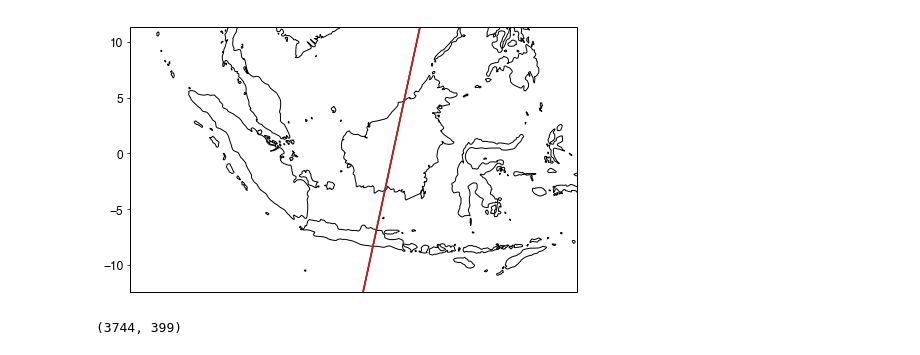
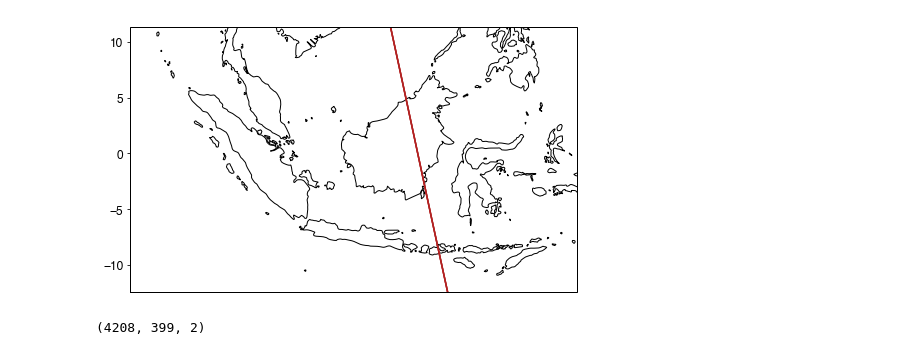
Before and after one commit to bairdlangenbrunner/indonesia-analysis, a Jupyter notebook: cloud-analysis/notebook-files/inspecting_CALIPSO_data.ipynb, the cells around one changed output. Drawn from its saved outputs; the diff is of its cells as text; code cells hidden in the pictures.

```diff
--- a/cloud-analysis/notebook-files/inspecting_CALIPSO_data.ipynb
+++ b/cloud-analysis/notebook-files/inspecting_CALIPSO_data.ipynb
@@ -6,2 +9,3 @@ import numpy
 # %%
-filename = '/Users/baird/Dropbox/_data_observations/CALIPSO/CAL_LID_L2_05kmCPro-Standard-V4-10.2018-05-31T17-55-21ZN.hdf'
+#filename = '/Users/baird/Dropbox/_data_observations/CALIPSO/CAL_LID_L2_05kmCPro-Standard-V4-10.2018-05-31T17-55-21ZN.hdf'
+file_dir = '/beegfs/DATA/pritchard/blangenb/CALIPSO_DATA/'
@@ -12,0 +12,2 @@ lon = ds['Longitude'].values
+# %%
+file_list = sorted(glob.glob(file_dir+'/*.hdf'))
@@ -13,19 +23,26 @@ lon = ds['Longitude'].values
 # %%
+ds = xarray.open_dataset(file_list[0])
+
+lat = ds['Latitude'].values
+lon = ds['Longitude'].values
+
+
+#####
 fontsize=12
 map_proj = cartopy.crs.PlateCarree()
 
 fig = mp.figure(figsize=(8,8))
 
 ax = fig.add_subplot(111, projection=map_proj)
 ax.set_extent([90,130,-12,11])
 #ax.set_extent([50,180,-70,70])
 ax.coastlines(resolution='50m')
 
 ax.plot(lon,lat,c='firebrick')
 
 ax.set_yticks([-10,-5,0,5,10])
 ax.tick_params(labelsize=fontsize)
 # %% [output]
-[figure, old version]
+[figure, new version]
 # %%
 cod_data = ds['Column_Optical_Depth_Cloud_532'].values
@@ -41,4 +58,4 @@ ciab_data = ds['Column_Integrated_Attenuated_Backscatter_532'].values
 # %%
-ciab_data.shape
+avd_data.shape
 # %% [output]
-(3744, 399)
+(4208, 399, 2)
```
Also changed, not shown: parts of 23 cells of this notebook, 4 other files.
